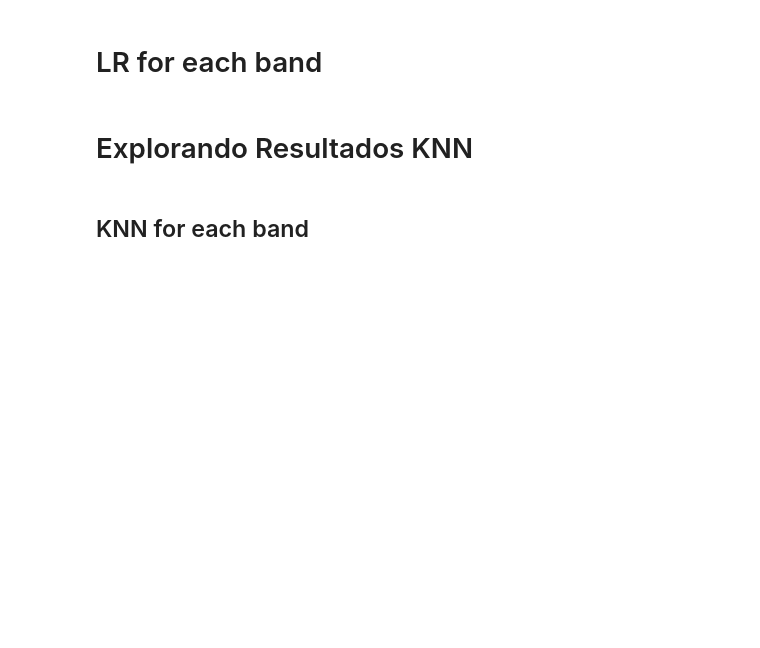
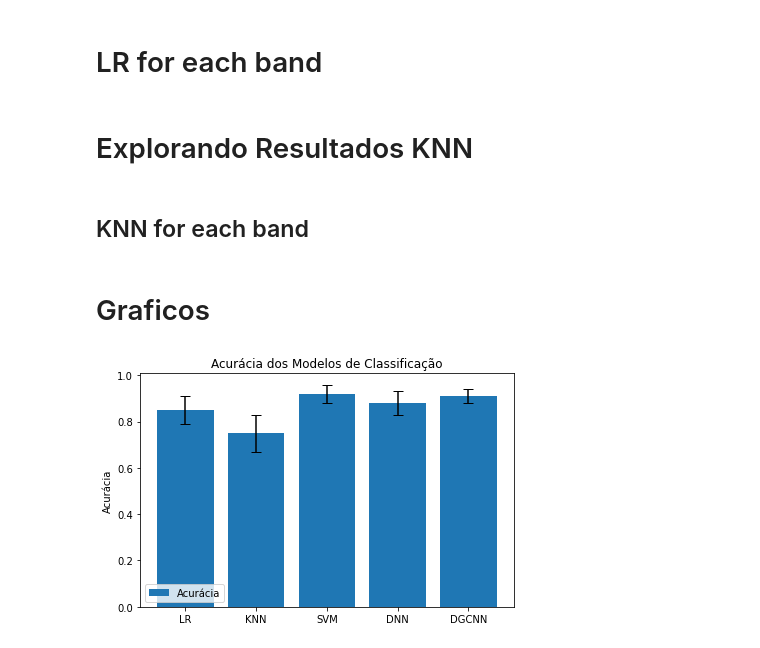
Before and after one commit to jvmr22/MSc-dissertation-EEG-Analysis, a Jupyter notebook: EDA_seed.ipynb, the cells around one changed output. Drawn from its saved outputs; the diff is of its cells as text; code cells hidden in the pictures; blank space fills up the shorter version.

Commit message:
add graphics

```diff
--- a/EDA_seed.ipynb
+++ b/EDA_seed.ipynb
@@ -787,3 +787,29 @@ analysing_std_and_mean[['acc_delta_together','acc_theta_together','acc_alpha_tog
 # %%
 analysing_std_and_mean[['acc_all_together']]\
     .reindex(['de_LDS','psd_LDS', 'rasm_LDS', 'dasm_LDS', 'asm_LDS','dcau_LDS'],axis=0)
+# %% [markdown]
+# Graficos
+# %%
+import matplotlib.pyplot as plt
+
+# Dados de acurácia e desvio padrão para cada modelo
+model_names = ['LR', 'KNN', 'SVM', 'DNN', 'DGCNN']
+accuracy = [0.85, 0.75, 0.92, 0.88, 0.91]
+std_dev = [0.06, 0.08, 0.04, 0.05, 0.03]
+
+# Criar uma figura e eixos
+fig, ax = plt.subplots()
+
+# Barra de acurácia
+ax.bar(model_names, accuracy, yerr=std_dev, capsize=5, label='Acurácia')
+
+# Configurações do gráfico
+ax.set_ylabel('Acurácia')
+ax.set_title('Acurácia dos Modelos de Classificação')
+ax.legend()
+
+# Mostrar o gráfico
+plt.tight_layout()
+plt.show()
+# %% [output]
+[figure, added]
```
Also changed, not shown: parts of 3 cells of this notebook.
